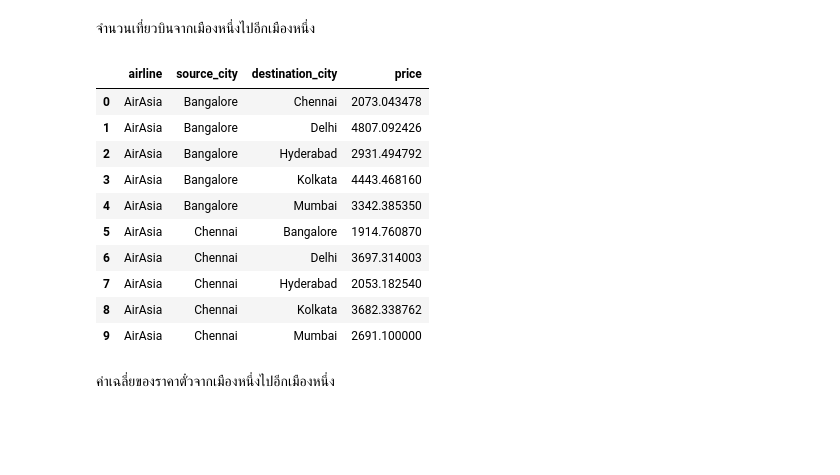
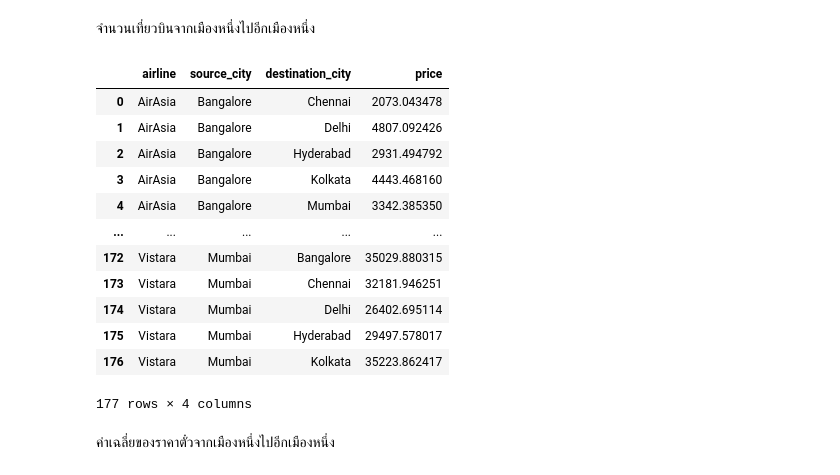
Before and after one commit to noraset1234/flightPricePredict, a Jupyter notebook: flighPricePredict.ipynb, the cells around one changed output. Cells and saved outputs as stored; diff of their text form; code cells hidden in the pictures; blank space fills up the shorter version.

```diff
--- a/flighPricePredict.ipynb
+++ b/flighPricePredict.ipynb
@@ -308,19 +337,21 @@ df.groupby(['flight','source_city','destination_city','airline','class'],as_inde
 # %% [markdown]
 จำนวนเที่ยวบินจากเมืองหนึ่งไปอีกเมืองหนึ่ง
 # %%
-df.groupby(['airline','source_city','destination_city'],as_index=False)['price'].mean().head(10)
+df.groupby(['airline','source_city','destination_city'],as_index=False)['price'].mean()
 # %% [output]
 |  | airline | source_city | destination_city | price |
 | 0 | AirAsia | Bangalore | Chennai | 2073.043478 |
 | 1 | AirAsia | Bangalore | Delhi | 4807.092426 |
 | 2 | AirAsia | Bangalore | Hyderabad | 2931.494792 |
 | 3 | AirAsia | Bangalore | Kolkata | 4443.468160 |
 | 4 | AirAsia | Bangalore | Mumbai | 3342.385350 |
-| 5 | AirAsia | Chennai | Bangalore | 1914.760870 |
-| 6 | AirAsia | Chennai | Delhi | 3697.314003 |
-| 7 | AirAsia | Chennai | Hyderabad | 2053.182540 |
-| 8 | AirAsia | Chennai | Kolkata | 3682.338762 |
-| 9 | AirAsia | Chennai | Mumbai | 2691.100000 |
+| ... | ... | ... | ... | ... |
+| 172 | Vistara | Mumbai | Bangalore | 35029.880315 |
+| 173 | Vistara | Mumbai | Chennai | 32181.946251 |
+| 174 | Vistara | Mumbai | Delhi | 26402.695114 |
+| 175 | Vistara | Mumbai | Hyderabad | 29497.578017 |
+| 176 | Vistara | Mumbai | Kolkata | 35223.862417 |
+177 rows × 4 columns
 # %% [markdown]
 ค่าเฉลี่ยของราคาตั๋วจากเมืองหนึ่งไปอีกเมืองหนึ่ง
 # %% [markdown]
```
Also changed, not shown: parts of 10 cells of this notebook.
